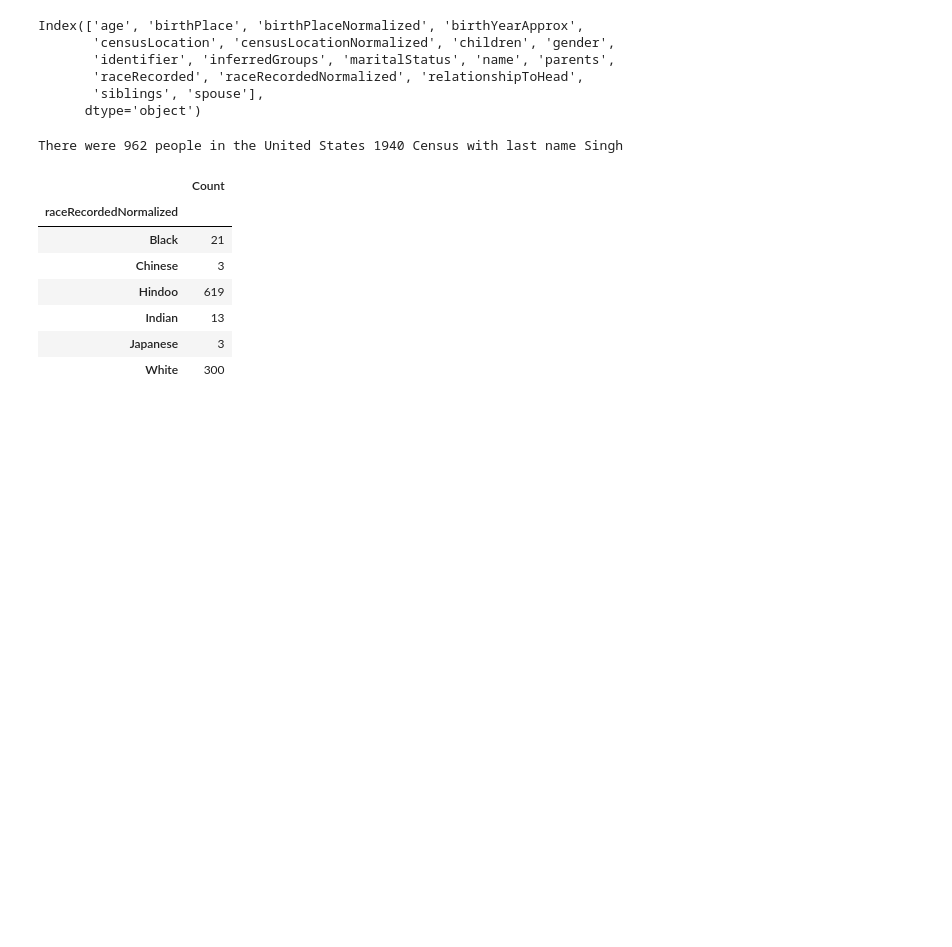
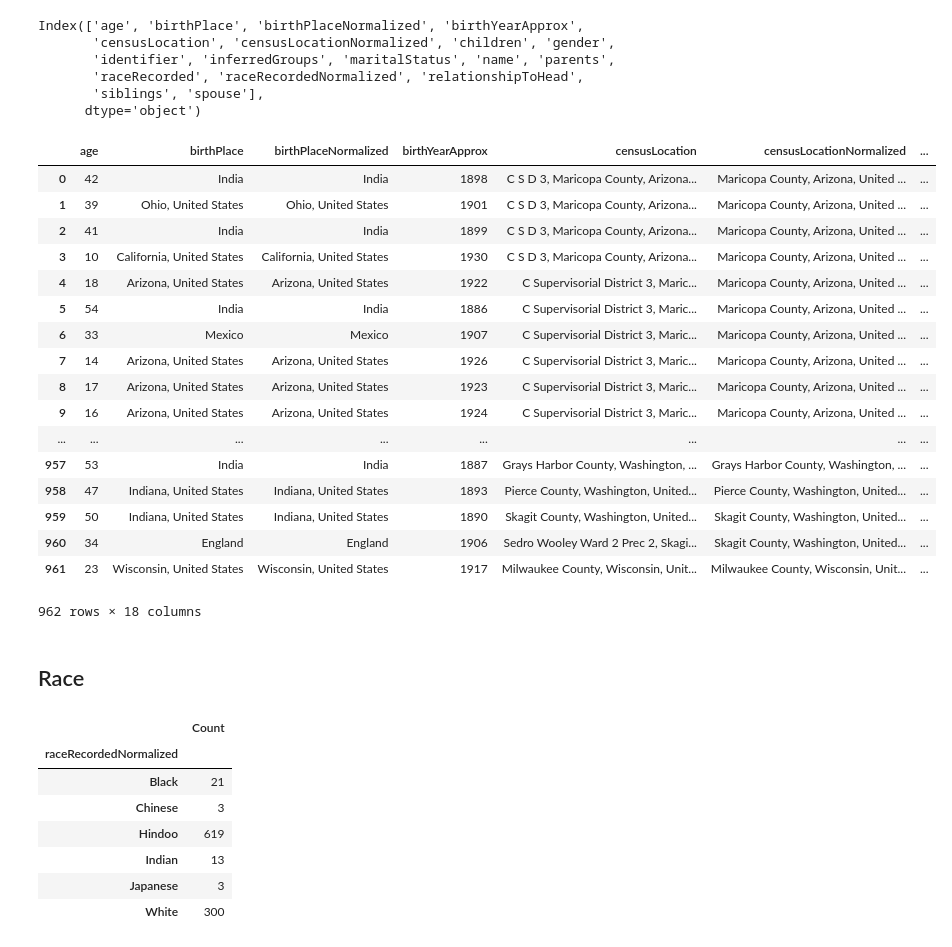
Before and after one commit to sathvikn/1940-singh-census, a Jupyter notebook: census-analysis.ipynb, the cells around one changed output. Cells and saved outputs as stored; diff of their text form; code cells hidden in the pictures; blank space fills up the shorter version.

```diff
--- a/census-analysis.ipynb
+++ b/census-analysis.ipynb
@@ -17,10 +16,29 @@ Index(['age', 'birthPlace', 'birthPlaceNormalized', 'birthYearApprox',
        'raceRecorded', 'raceRecordedNormalized', 'relationshipToHead',
        'siblings', 'spouse'],
       dtype='object')
-# %%
-print('There were', len(basic_data.index), 'people in the United States 1940 Census with last name Singh')
-# %% [output]
-There were 962 people in the United States 1940 Census with last name Singh
+# %%
+basic_data
+# %% [output]
+|  | age | birthPlace | birthPlaceNormalized | birthYearApprox | censusLocation | censusLocationNormalized | ... |
+| 0 | 42 | India | India | 1898 | C S D 3, Maricopa County, Arizona... | Maricopa County, Arizona, United ... | ... |
+| 1 | 39 | Ohio, United States | Ohio, United States | 1901 | C S D 3, Maricopa County, Arizona... | Maricopa County, Arizona, United ... | ... |
+| 2 | 41 | India | India | 1899 | C S D 3, Maricopa County, Arizona... | Maricopa County, Arizona, United ... | ... |
+| 3 | 10 | California, United States | California, United States | 1930 | C S D 3, Maricopa County, Arizona... | Maricopa County, Arizona, United ... | ... |
+| 4 | 18 | Arizona, United States | Arizona, United States | 1922 | C Supervisorial District 3, Maric... | Maricopa County, Arizona, United ... | ... |
+| 5 | 54 | India | India | 1886 | C Supervisorial District 3, Maric... | Maricopa County, Arizona, United ... | ... |
+| 6 | 33 | Mexico | Mexico | 1907 | C Supervisorial District 3, Maric... | Maricopa County, Arizona, United ... | ... |
+| 7 | 14 | Arizona, United States | Arizona, United States | 1926 | C Supervisorial District 3, Maric... | Maricopa County, Arizona, United ... | ... |
+| 8 | 17 | Arizona, United States | Arizona, United States | 1923 | C Supervisorial District 3, Maric... | Maricopa County, Arizona, United ... | ... |
+| 9 | 16 | Arizona, United States | Arizona, United States | 1924 | C Supervisorial District 3, Maric... | Maricopa County, Arizona, United ... | ... |
+| ... | ... | ... | ... | ... | ... | ... | ... |
+| 957 | 53 | India | India | 1887 | Grays Harbor County, Washington, ... | Grays Harbor County, Washington, ... | ... |
+| 958 | 47 | Indiana, United States | Indiana, United States | 1893 | Pierce County, Washington, United... | Pierce County, Washington, United... | ... |
+| 959 | 50 | Indiana, United States | Indiana, United States | 1890 | Skagit County, Washington, United... | Skagit County, Washington, United... | ... |
+| 960 | 34 | England | England | 1906 | Sedro Wooley Ward 2 Prec 2, Skagi... | Skagit County, Washington, United... | ... |
+| 961 | 23 | Wisconsin, United States | Wisconsin, United States | 1917 | Milwaukee County, Wisconsin, Unit... | Milwaukee County, Wisconsin, Unit... | ... |
+962 rows × 18 columns
+# %% [markdown]
+## Race
 # %%
 races = basic_data.groupby('raceRecordedNormalized').agg('count')
 races = races.drop(races.columns[1:], axis = 1).rename(index=str, columns={'age': 'Count'})
```
Also changed, not shown: parts of 53 cells of this notebook, 1 other file.
